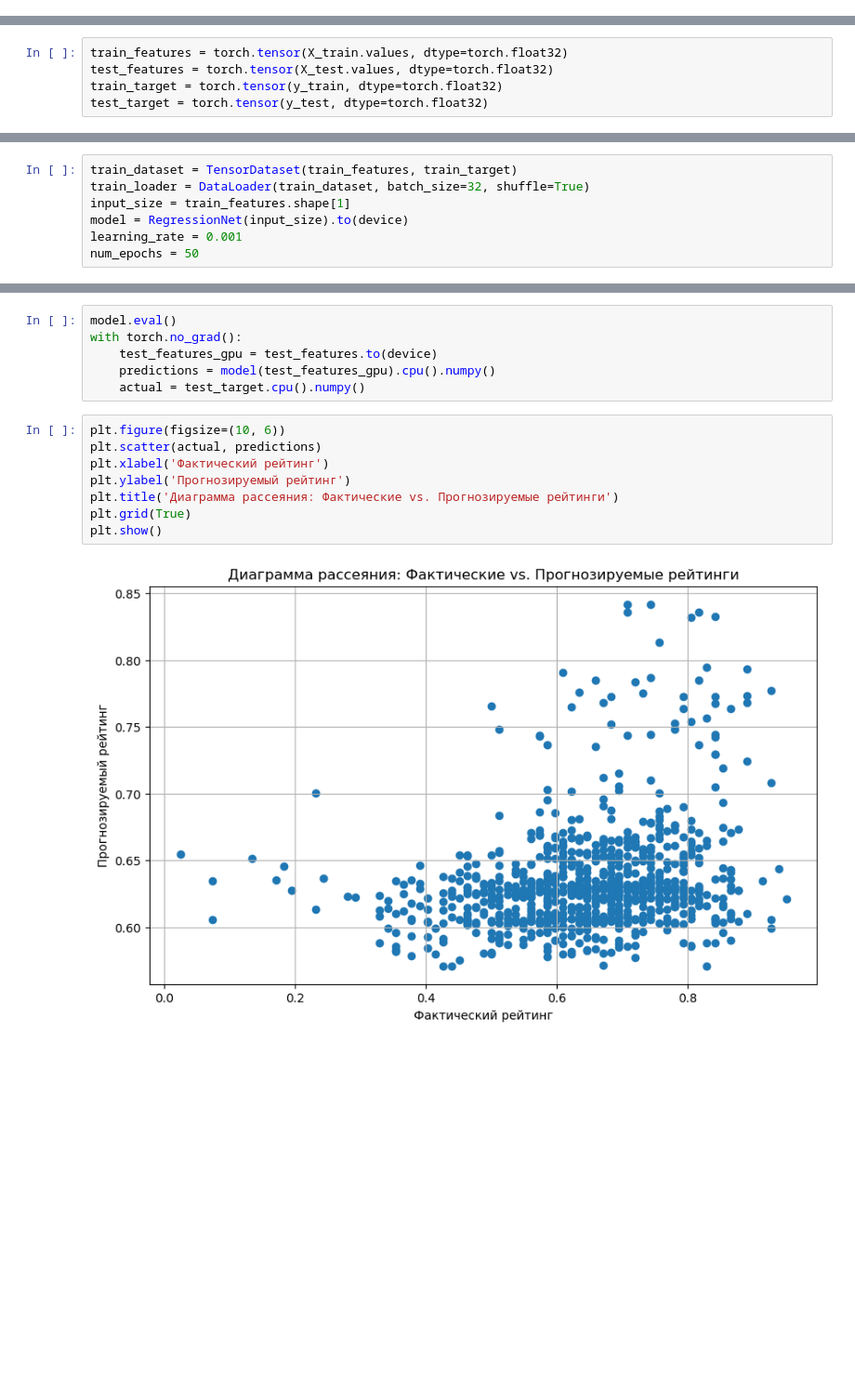
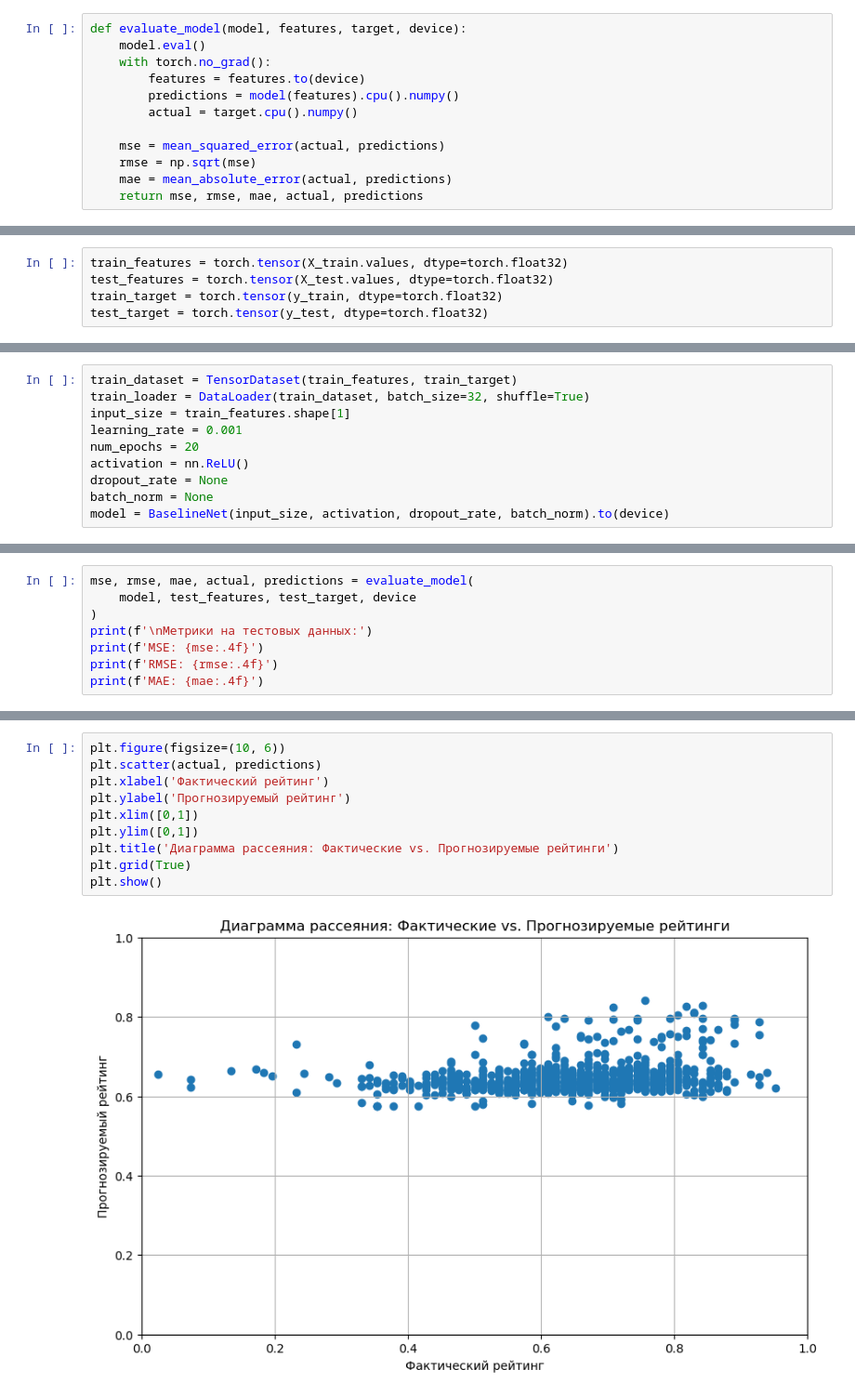
Before and after one commit to EugeneSt27/Machine-learning, a Jupyter notebook: Lab5/Lab5.ipynb, the cells around one changed output, grey strips where cells are left out. Shown: that part at 93% size. Cells and saved outputs as stored; diff of their text form; blank space fills up the shorter version.

Commit message:
upgraded model, evaluating parameters, results still the same

```diff
--- a/Lab5/Lab5.ipynb
+++ b/Lab5/Lab5.ipynb
@@ -290,3 +340,15 @@ y_test = scaler_y.transform(y_test.values.reshape(-1, 1)).flatten()
+# %%
+def evaluate_model(model, features, target, device):
+    model.eval()
+    with torch.no_grad():
+        features = features.to(device)
+        predictions = model(features).cpu().numpy()
+        actual = target.cpu().numpy()
+
+    mse = mean_squared_error(actual, predictions)
+    rmse = np.sqrt(mse)
+    mae = mean_absolute_error(actual, predictions)
+    return mse, rmse, mae, actual, predictions
 # %%
 device = torch.device("cuda" if torch.cuda.is_available() else "cpu")
 print(f"Используемое устройство: {device}")
@@ -339,9 +363,12 @@ def train_model(model, train_loader, device, learning_rate, num_epochs):
 train_dataset = TensorDataset(train_features, train_target)
 train_loader = DataLoader(train_dataset, batch_size=32, shuffle=True)
 input_size = train_features.shape[1]
-model = RegressionNet(input_size).to(device)
 learning_rate = 0.001
-num_epochs = 50
+num_epochs = 20
+activation = nn.ReLU()
+dropout_rate = None
+batch_norm = None
+model = BaselineNet(input_size, activation, dropout_rate, batch_norm).to(device)
 # %%
 history = train_model(model, train_loader, device, learning_rate, num_epochs)
 # %% [output]
@@ -364,0 +404,8 @@ history = train_model(model, train_loader, device, learning_rate, num_epochs)
+# %%
+mse, rmse, mae, actual, predictions = evaluate_model(
+    model, test_features, test_target, device
+)
+print(f'\nМетрики на тестовых данных:')
+print(f'MSE: {mse:.4f}')
+print(f'RMSE: {rmse:.4f}')
+print(f'MAE: {mae:.4f}')
@@ -376,16 +428,12 @@ plt.show()
-# %%
-model.eval()
-with torch.no_grad():
-    test_features_gpu = test_features.to(device)
-    predictions = model(test_features_gpu).cpu().numpy()
-    actual = test_target.cpu().numpy()
 # %%
 plt.figure(figsize=(10, 6))
 plt.scatter(actual, predictions)
 plt.xlabel('Фактический рейтинг')
 plt.ylabel('Прогнозируемый рейтинг')
+plt.xlim([0,1])
+plt.ylim([0,1])
 plt.title('Диаграмма рассеяния: Фактические vs. Прогнозируемые рейтинги')
 plt.grid(True)
 plt.show()
 # %% [output]
-[figure, old version]
+[figure, new version]
```
Also changed, not shown: parts of 27 cells of this notebook.
